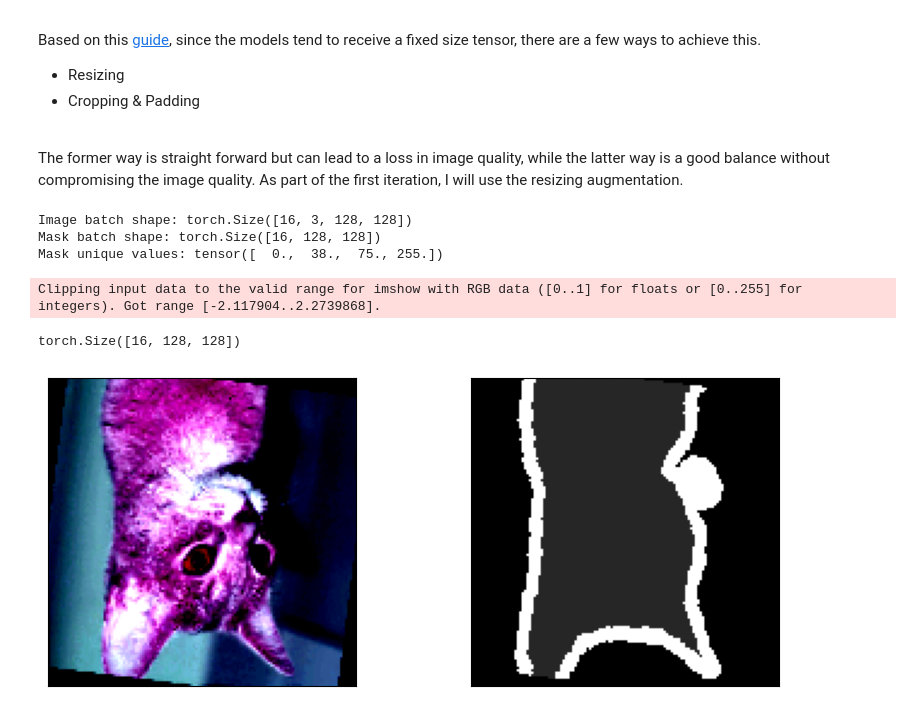
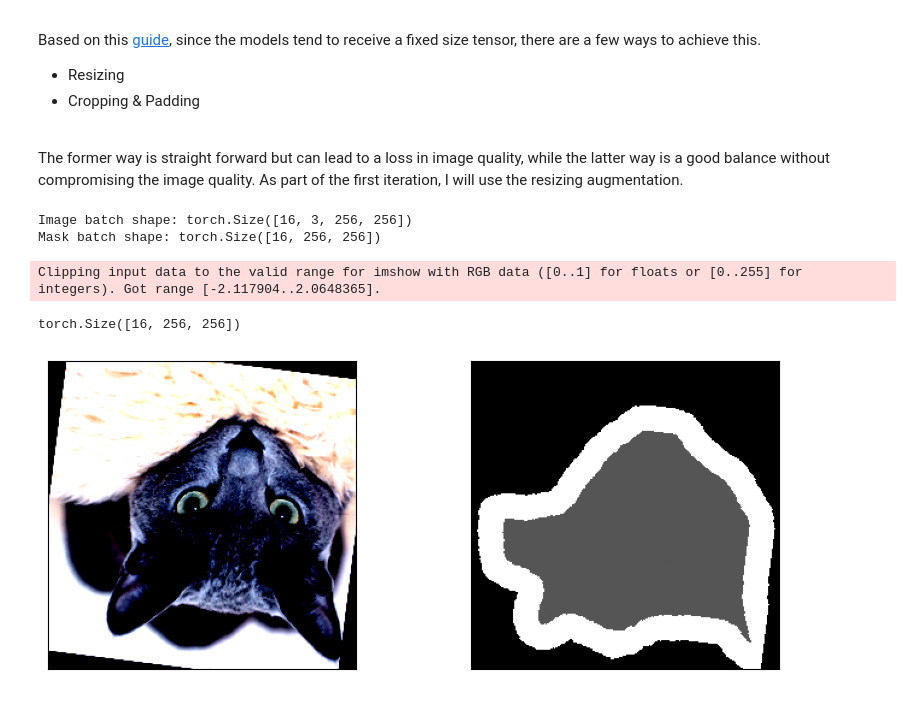
Before and after one commit to yuhaopro/image-segmentation-cv, a Jupyter notebook: main_pytorch.ipynb, the cells around one changed output. Cells and saved outputs as stored; diff of their text form; code cells hidden in the pictures.

Commit message:
feat: unet training

```diff
--- a/main_pytorch.ipynb
+++ b/main_pytorch.ipynb
@@ -48,10 +48,10 @@ In this step, I will be using the `datasets` python library to load both the ima
 Once the dataset can be loaded, image augmentation will be performed with the `albumentations` python library to ensure the image size is consistent and our training data is robust.
 # %%
 # constants
-TRAIN_IMAGE_DIR = "Dataset/TrainVal/color"
-TRAIN_MASK_DIR = "Dataset/TrainVal/label"
-TEST_IMAGE_DIR = "Dataset/Test/color"
-TEST_MASK_DIR = "Dataset/Test/label"
+TRAIN_IMAGE_DIR = "/teamspace/studios/this_studio/image-segmentation-cv/Dataset/TrainVal/color"
+TRAIN_MASK_DIR = "/teamspace/studios/this_studio/image-segmentation-cv/Dataset/TrainVal/label"
+TEST_IMAGE_DIR = "/teamspace/studios/this_studio/image-segmentation-cv/Dataset/Test/color"
+TEST_MASK_DIR = "/teamspace/studios/this_studio/image-segmentation-cv/Dataset/Test/label"
 # %%
 
 def check_mask_uniqueness(img_path, mode, animal):
@@ -110,16 +110,17 @@ Based on this [guide](https://albumentations.ai/docs/examples/pytorch_semantic_s
 
 The former way is straight forward but can lead to a loss in image quality, while the latter way is a good balance without compromising the image quality. As part of the first iteration, I will use the resizing augmentation.
 # %%
-IMAGE_HEIGHT = 128
-IMAGE_WIDTH = 128
+IMAGE_HEIGHT = 256
+IMAGE_WIDTH = 256
 
 transform = A.Compose([
-    A.Resize(height=IMAGE_HEIGHT, width=IMAGE_WIDTH),
+    # A.Resize(height=IMAGE_HEIGHT, width=IMAGE_WIDTH),
+    A.CenterCrop(height=IMAGE_HEIGHT, width=IMAGE_WIDTH, pad_if_needed=True),
     A.HorizontalFlip(p=0.5),
     A.VerticalFlip(p=0.5),
     A.Rotate(limit=(-40,40)),
     A.ElasticTransform(p=0.5),
-    A.ColorJitter(),
+    # A.ColorJitter(),
     A.Normalize(), # does not affect mask
     A.ToTensorV2(transpose_mask=True),
 ], seed=137, strict=True)
@@ -134,34 +130,36 @@ test_dataset = PetDataset(image_dir=TEST_IMAGE_DIR, mask_dir=TEST_MASK_DIR, vali
 # %%
 train_dataset, val_dataset = random_split(train_val_dataset, [0.8, 0.2])
 # %%
-train_dataloader = DataLoader(train_dataset, batch_size=16, shuffle=True)
-test_dataloader = DataLoader(test_dataset, batch_size=16, shuffle=True)
+train_dataloader = DataLoader(train_dataset, batch_size=16)
+test_dataloader = DataLoader(test_dataset, batch_size=16)
 # %%
 train_image, train_mask = next(iter(train_dataloader))
 print(f"Image batch shape: {train_image.size()}")
 print(f"Mask batch shape: {train_mask.size()}")
-print(f"Mask unique values: {torch.unique(train_mask)}")
+# print(f"Mask unique values: {torch.unique(train_mask, dim=1)}")
 # %% [output]
-Image batch shape: torch.Size([16, 3, 128, 128])
-Mask batch shape: torch.Size([16, 128, 128])
-Mask unique values: tensor([  0.,  38.,  75., 255.])
+Image batch shape: torch.Size([16, 3, 256, 256])
+Mask batch shape: torch.Size([16, 256, 256])
 # %%
 
 plt.figure(figsize=(10, 4))
 plt.subplot(1,2,1)
 fig = plt.imshow(train_image[0].permute(1,2,0)) # squeeze cannot be used here since it only works if bs = 1
 fig.axes.get_xaxis().set_visible(False)
 fig.axes.get_yaxis().set_visible(False)
 
 plt.subplot(1,2,2)
 print(f"{train_mask.size()}")
-fig = plt.imshow(train_mask[0], cmap='gray')
+# convert mask back to single seg map
+# mask = remove_class_dimension(train_mask[0])
+mask = train_mask[0]
+fig = plt.imshow(mask, cmap='gray')
 fig.axes.get_xaxis().set_visible(False)
 fig.axes.get_yaxis().set_visible(False)
 # %% [output]
-Clipping input data to the valid range for imshow with RGB data ([0..1] for floats or [0..255] for integers). Got range [-2.117904..2.2739868].
+Clipping input data to the valid range for imshow with RGB data ([0..1] for floats or [0..255] for integers). Got range [-2.117904..2.0648365].
-torch.Size([16, 128, 128])
+torch.Size([16, 256, 256])
-[figure, old version]
+[figure, new version]
 # %%
 
 # save the dataset into a pickle file to be loaded in
```
Also changed, not shown: parts of 5 cells of this notebook, 4 other files.
